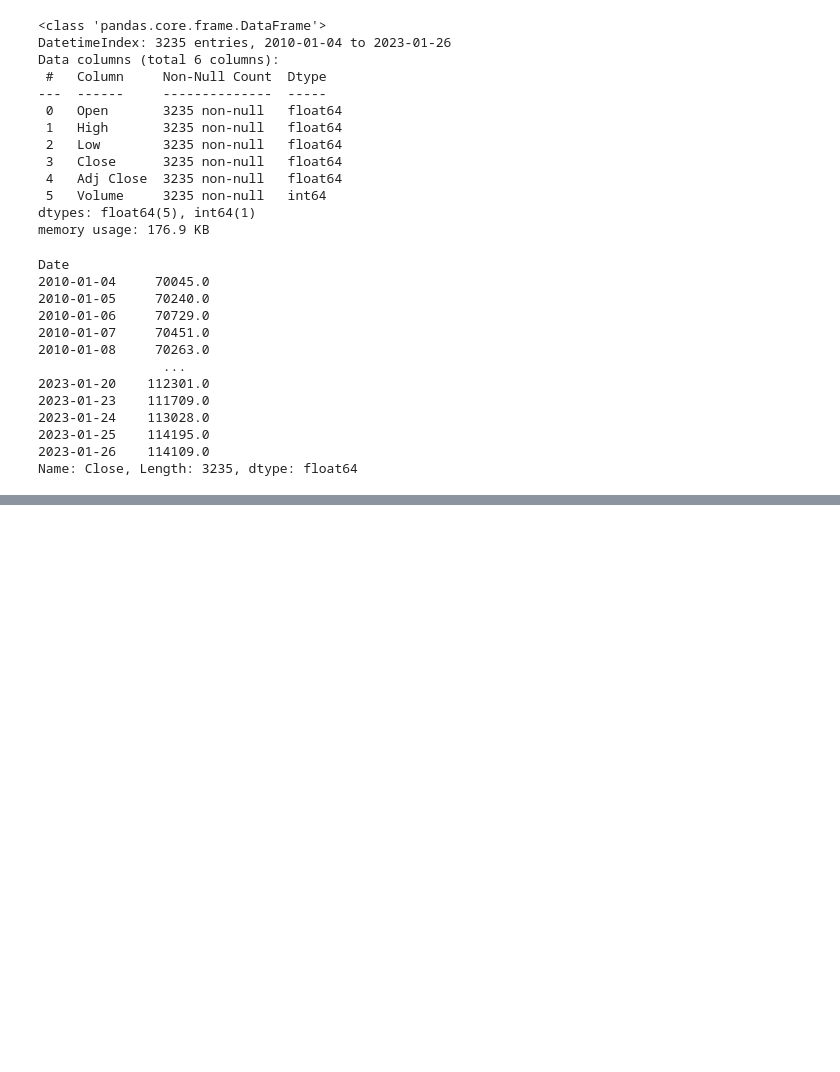
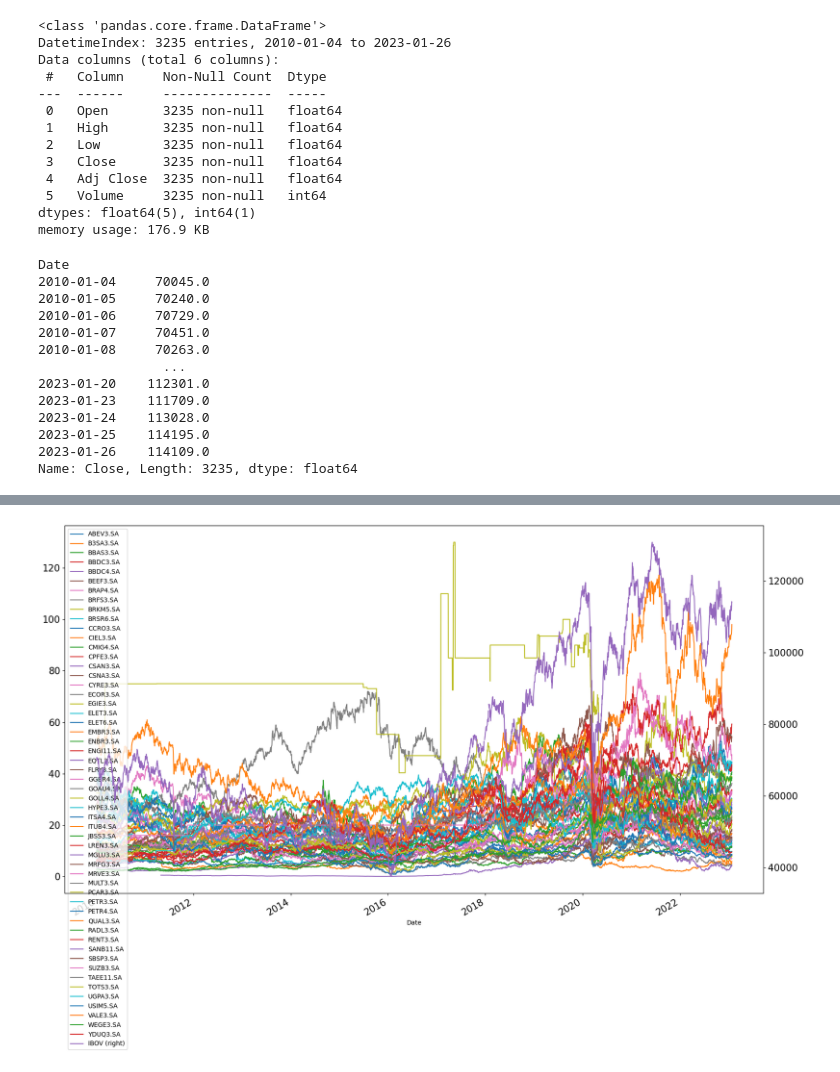
Before and after one commit to RochaErik/Project-Ibovespa-Analysis-Trading-Strategies, a Jupyter notebook: 3 - IndexTracking&ForwardTesting.ipynb, the cells around one changed output, grey strips where cells are left out. Cells and saved outputs as stored; diff of their text form; code cells hidden in the pictures; blank space fills up the shorter version.

```diff
--- a/3 - IndexTracking&ForwardTesting.ipynb
+++ b/3 - IndexTracking&ForwardTesting.ipynb
@@ -140 +142,3 @@ df
 3244 rows × 55 columns
+# %%
+df.rename({'Close': 'IBOV'}, axis=1, inplace=True)
@@ -140,0 +155,5 @@ df
+# %%
+df.plot(figsize = (20, 12), fontsize = 15, secondary_y = "IBOV")
+plt.show()
+# %% [output]
+[figure, added]
```
Also changed, not shown: parts of 20 cells of this notebook, 4 other files.
